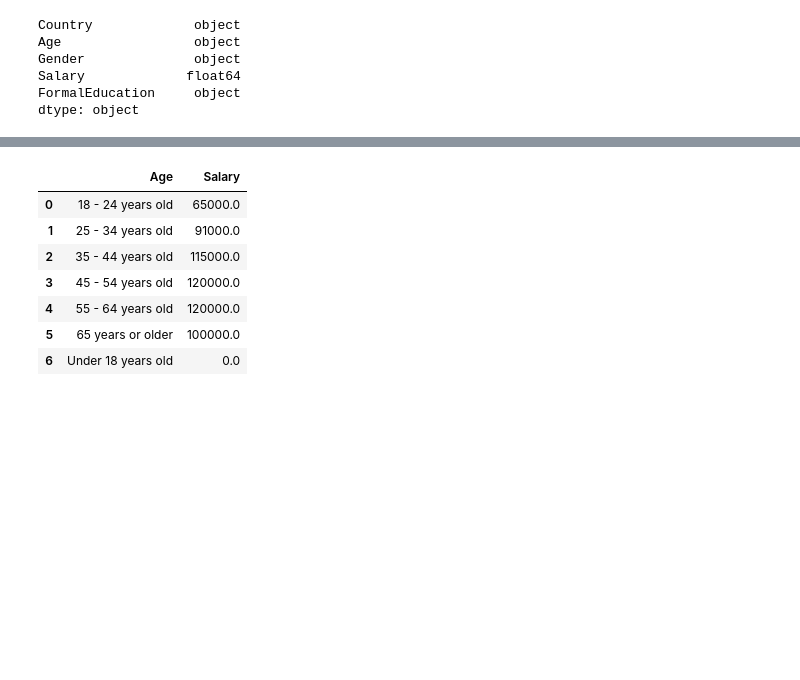
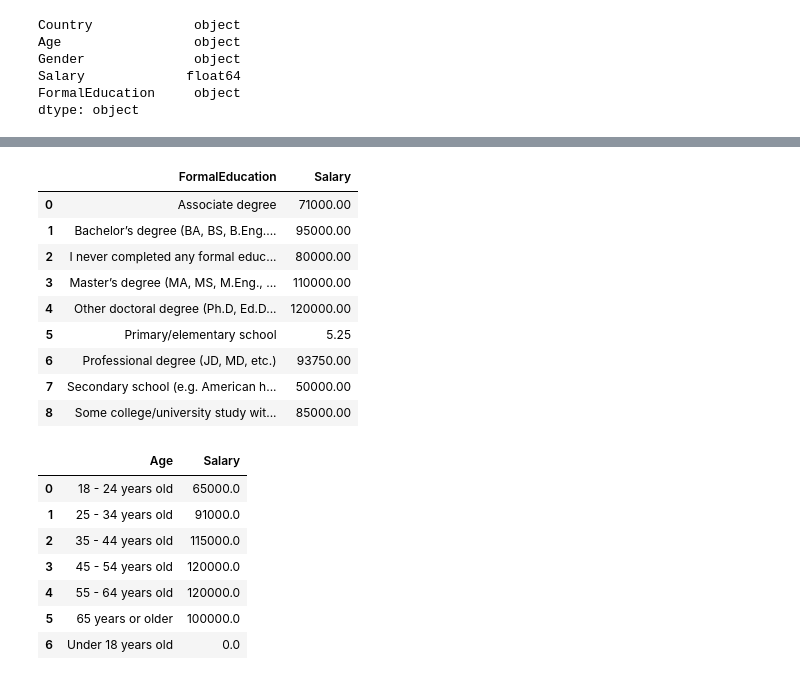
Before and after one commit to haobaids/FinalProject, a Jupyter notebook: static/python/salary.ipynb, the cells around one changed output, grey strips where cells are left out. Cells and saved outputs as stored; diff of their text form; code cells hidden in the pictures; blank space fills up the shorter version.

```diff
--- a/static/python/salary.ipynb
+++ b/static/python/salary.ipynb
@@ -109,0 +131,15 @@ salary_df_filtered_new.to_json("../../static/dataset/salary_data.JSON")
+# %%
+salary_education_median = salary_df_filtered_new.groupby(["FormalEducation"])['Salary'].median().to_frame().reset_index()
+
+salary_education_median.head(10)
+# %% [output]
+|  | FormalEducation | Salary |
+| 0 | Associate degree | 71000.00 |
+| 1 | Bachelor’s degree (BA, BS, B.Eng.... | 95000.00 |
+| 2 | I never completed any formal educ... | 80000.00 |
+| 3 | Master’s degree (MA, MS, M.Eng., ... | 110000.00 |
+| 4 | Other doctoral degree (Ph.D, Ed.D... | 120000.00 |
+| 5 | Primary/elementary school | 5.25 |
+| 6 | Professional degree (JD, MD, etc.) | 93750.00 |
+| 7 | Secondary school (e.g. American h... | 50000.00 |
+| 8 | Some college/university study wit... | 85000.00 |
```
Also changed, not shown: parts of 14 cells of this notebook, 11 other files.
